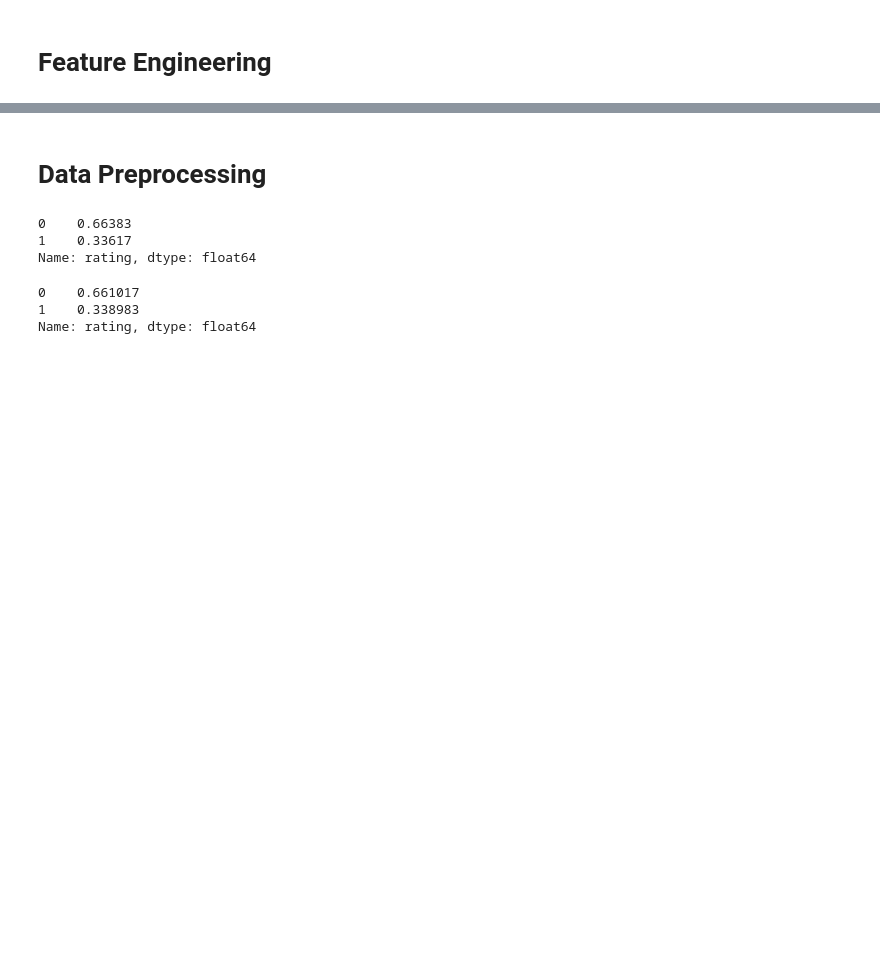
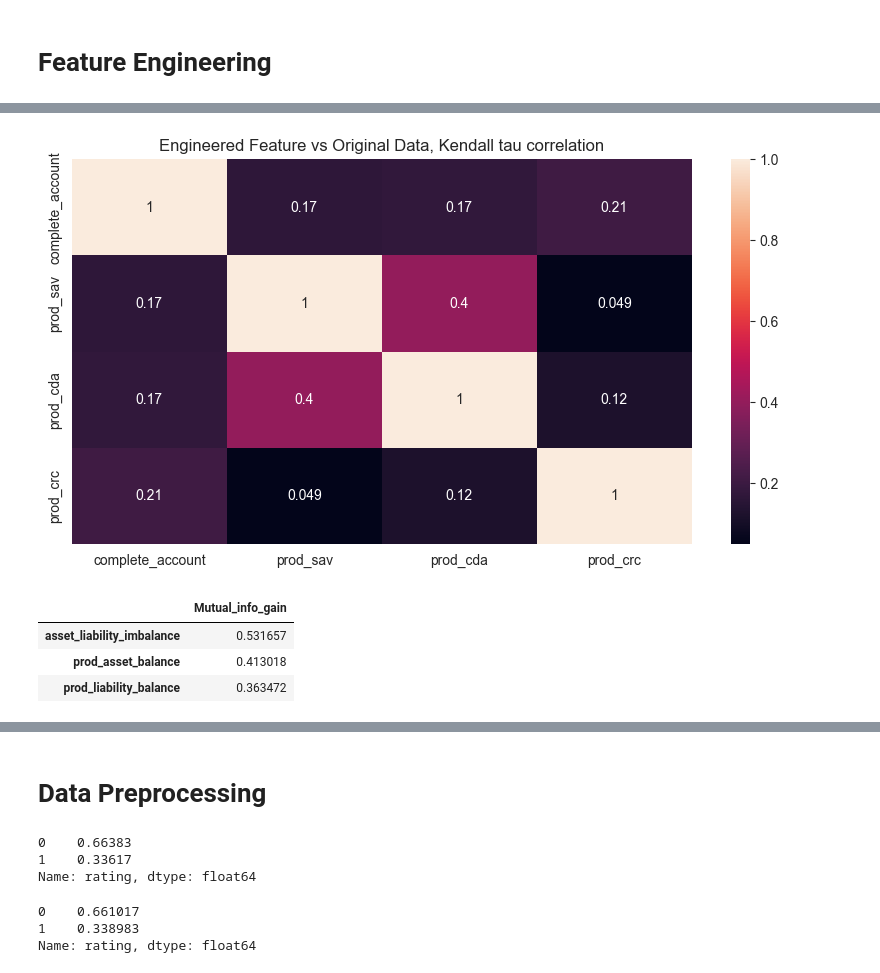
Before and after one commit to kaiwenShen/AML_modelling, a Jupyter notebook: AML_ml.ipynb, the cells around one changed output, grey strips where cells are left out. Saved outputs shown, nothing was run; the diff lists cells and outputs as text; code cells hidden in the pictures; blank space fills up the shorter version.

```diff
--- a/AML_ml.ipynb
+++ b/AML_ml.ipynb
@@ -32,0 +49,17 @@ data.describe()
+# %%
+def feature_information_to_target(feature_name_list:list):
+    assert len(feature_name_list)>1
+    return pd.DataFrame(mutual_info_classif(data.loc[:, feature_name_list], data['rating'], discrete_features=True),index=feature_name_list,columns=['Mutual_info_gain'])
+
+def feature_engineering_information_to_target(original_data_list:list,new_feature_data:pd.Series):
+    assert len(original_data_list)>1
+    temp = pd.concat([new_feature_data,data.loc[:,original_data_list]],axis=1)
+    return pd.DataFrame(mutual_info_classif(temp, data['rating'], discrete_features=True),index=[new_feature_data.name]+original_data_list,columns=['Mutual_info_gain'])
+
+def feature_engineering_correlation_plot(original_data_list:list,new_feature_data:pd.Series):
+    assert len(original_data_list)>1
+    temp = pd.concat([new_feature_data,data.loc[:,original_data_list]],axis=1)
+    plt.figure(figsize=(10, 5))
+    sns.heatmap(temp.corr(method='kendall'),annot=True)
+    plt.title('Engineered Feature vs Original Data, Kendall tau correlation')
+    plt.show()
@@ -136,0 +212,11 @@ possible_feature['wire_out_high+med_val_12m'] = data['txn_wires_out_high_val_12m
+# %%
+feature_engineering_correlation_plot(['prod_sav','prod_cda','prod_crc'],possible_feature['complete_account'])
+# %% [output]
+[figure, added]
+# %%
+feature_engineering_information_to_target(['prod_asset_balance','prod_liability_balance'],possible_feature['asset_liability_imbalance'])
+# %% [output]
+|  | Mutual_info_gain |
+| asset_liability_imbalance | 0.531657 |
+| prod_asset_balance | 0.413018 |
+| prod_liability_balance | 0.363472 |
```
Also changed, not shown: parts of 25 cells of this notebook.
